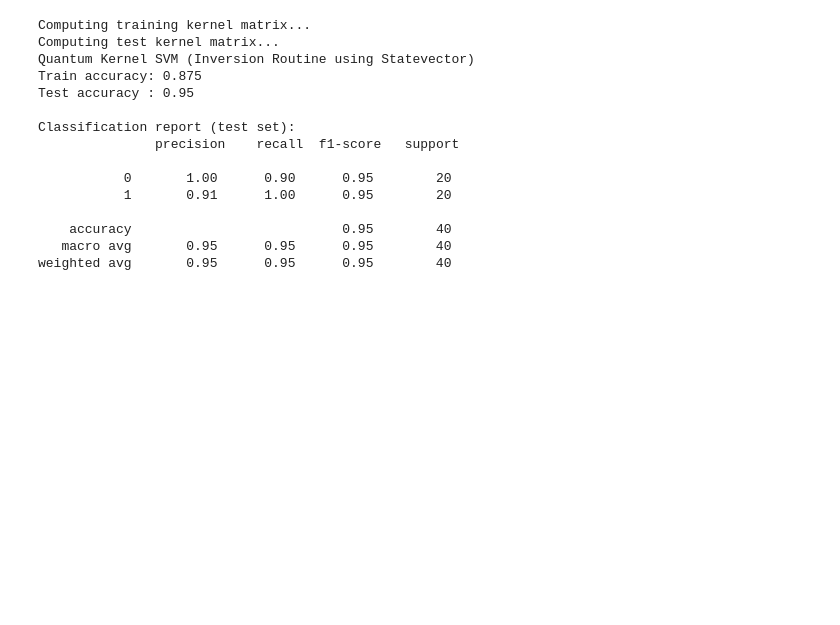
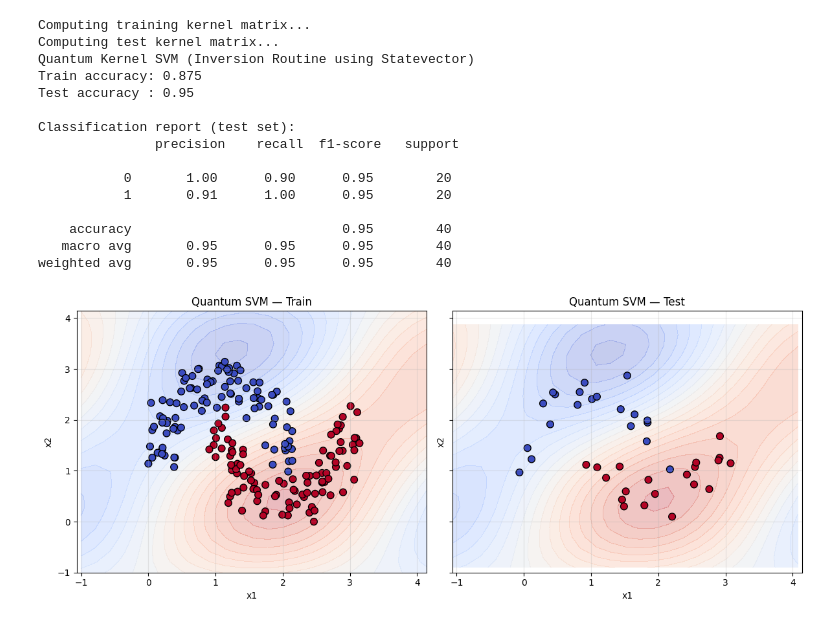
Before and after one commit to Kallistina/quantum_kernel_svm, a Jupyter notebook: Quantum_Kernel_SVM_Project.ipynb, the cells around one changed output. Drawn from its saved outputs; the diff is of its cells as text; code cells hidden in the pictures; blank space fills up the shorter version.

```diff
--- a/Quantum_Kernel_SVM_Project.ipynb
+++ b/Quantum_Kernel_SVM_Project.ipynb
@@ -275,22 +252,25 @@ We use a simple **ZZ feature map** as a starting point. Features are scaled to \
 # %%
 # --- Encode classical data into quantum states ---
 def encode_data(x):
+    """Encode a classical feature vector into a quantum circuit with RY rotations."""
     num_qubits = len(x)
     qc = QuantumCircuit(num_qubits)
     for i, val in enumerate(x):
         qc.ry(val, i)
     return qc
 
-# --- Quantum kernel via inversion routine using Statevector ---
+# --- Quantum kernel via inversion using Statevector ---
 def quantum_kernel_inversion(x, y):
+    """Compute kernel as probability of returning to |0>^n after circuit inversion."""
     Ux = encode_data(x)
     Uy = encode_data(y)
     circ = Ux.inverse().compose(Uy)
     state = Statevector.from_instruction(circ)
-    return np.abs(state.data[0])**2  # probability to return to |0>^n
+    return np.abs(state.data[0])**2
 
-# --- Build kernel matrix ---
+# --- Build kernel matrix for a dataset pair ---
 def build_kernel_matrix(X1, X2):
+    """Construct the full quantum kernel matrix between two datasets."""
     n1, n2 = len(X1), len(X2)
     K = np.zeros((n1, n2))
     for i in range(n1):
@@ -298,43 +278,87 @@ def build_kernel_matrix(X1, X2):
             K[i, j] = quantum_kernel_inversion(X1[i], X2[j])
     return K
 
-# --- Scale features to [0, pi] ---
+# --- Plot quantum SVM decision boundaries ---
+def plot_quantum_decision_boundaries(X, y, clf, title="Quantum SVM Decision Boundary"):
+    """Plot decision regions for quantum SVM, reducing to 2D with PCA if needed."""
+    if X.shape[1] > 2:
+        pca = PCA(n_components=2, random_state=42)
+        X2 = pca.fit_transform(X)
+    else:
+        X2 = X
+
+    # Create a mesh grid over 2D space
+    x_min, x_max = X2[:,0].min() - 1, X2[:,0].max() + 1
+    y_min, y_max = X2[:,1].min() - 1, X2[:,1].max() + 1
+    xx, yy = np.meshgrid(np.linspace(x_min, x_max, 25),
+                         np.linspace(y_min, y_max, 25))
+    grid_points = np.c_[xx.ravel(), yy.ravel()]
+
+    # Map back to full feature space if PCA was applied
+    if X.shape[1] > 2:
+        grid_points_full = pca.inverse_transform(grid_points)
+    else:
+        grid_points_full = grid_points
+
+    # Compute quantum kernel for the grid points
+    K_grid = build_kernel_matrix(grid_points_full, X_train_scaled)
+    Z = clf.decision_function(K_grid).reshape(xx.shape)
+
+    # Plot contours and data points
+    plt.contourf(xx, yy, Z, levels=20, cmap=plt.cm.coolwarm, alpha=0.3)
+    plt.scatter(X2[:,0], X2[:,1], c=y, cmap=plt.cm.coolwarm, s=60, edgecolor="k")
+    plt.xlabel("PC1" if X.shape[1] > 2 else "x1")
+    plt.ylabel("PC2" if X.shape[1] > 2 else "x2")
+    plt.title(title)
+    plt.grid(alpha=0.3)
+
+# --- Scale features to [0, pi] for RY rotations ---
 scaler = MinMaxScaler(feature_range=(0, np.pi))
 X_train_scaled = scaler.fit_transform(X_train)
 X_test_scaled  = scaler.transform(X_test)
 
-# --- Compute kernel matrices ---
+# --- Compute quantum kernel matrices ---
 print("Computing training kernel matrix...")
 K_train = build_kernel_matrix(X_train_scaled, X_train_scaled)
 
 print("Computing test kernel matrix...")
 K_test = build_kernel_matrix(X_test_scaled, X_train_scaled)
 
 # --- Train SVM with precomputed quantum kernel ---
 qsvc = SVC(kernel='precomputed')
 qsvc.fit(K_train, y_train)
 
-# --- Evaluate ---
+# --- Evaluate quantum SVM performance ---
 y_pred_train = qsvc.predict(K_train)
 y_pred_test  = qsvc.predict(K_test)
 
 print("Quantum Kernel SVM (Inversion Routine using Statevector)")
 print("Train accuracy:", accuracy_score(y_train, y_pred_train))
 print("Test accuracy :", accuracy_score(y_test, y_pred_test))
 print("\nClassification report (test set):\n", classification_report(y_test, y_pred_test))
+
+# --- Plot decision boundaries side by side ---
+fig, axes = plt.subplots(1, 2, figsize=(12,5), sharex=True, sharey=True)
+plt.sca(axes[0])
+plot_quantum_decision_boundaries(X_train_scaled, y_train, qsvc, "Quantum SVM — Train")
+plt.sca(axes[1])
+plot_quantum_decision_boundaries(X_test_scaled, y_test, qsvc, "Quantum SVM — Test")
+plt.tight_layout()
+plt.show()
 # %% [output]
 Computing training kernel matrix...
 Computing test kernel matrix...
 Quantum Kernel SVM (Inversion Routine using Statevector)
 Train accuracy: 0.875
 Test accuracy : 0.95
 
 Classification report (test set):
                precision    recall  f1-score   support
 
            0       1.00      0.90      0.95        20
            1       0.91      1.00      0.95        20
 
     accuracy                           0.95        40
    macro avg       0.95      0.95      0.95        40
 weighted avg       0.95      0.95      0.95        40
+[figure, added]
```
Also changed, not shown: parts of 14 cells of this notebook, 1 other file.
